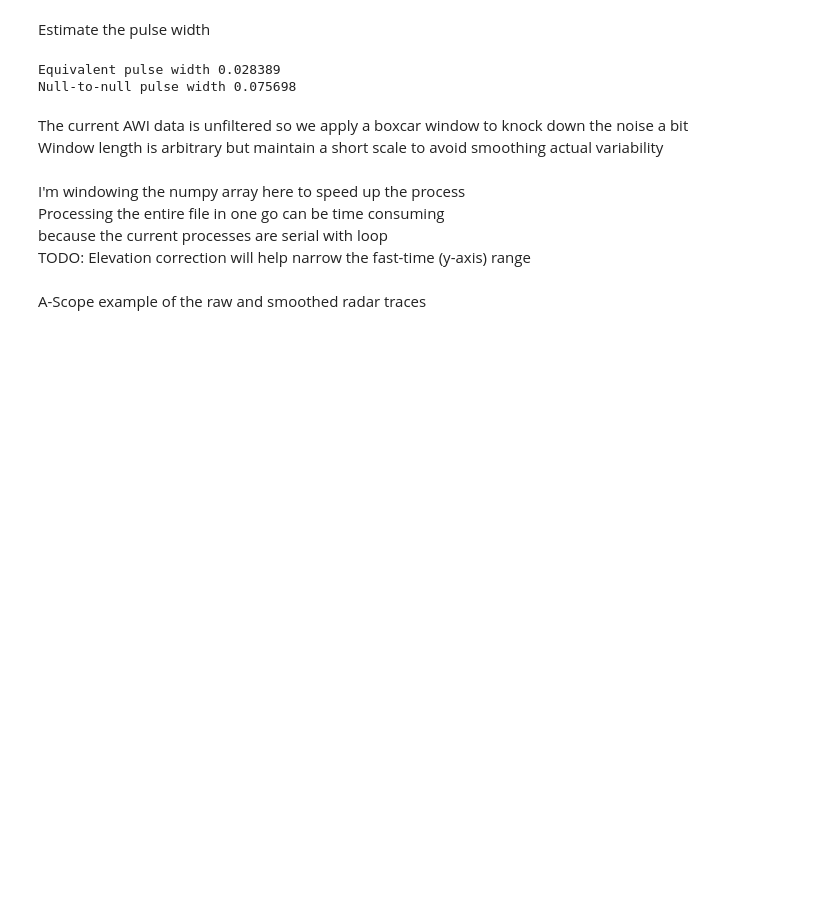
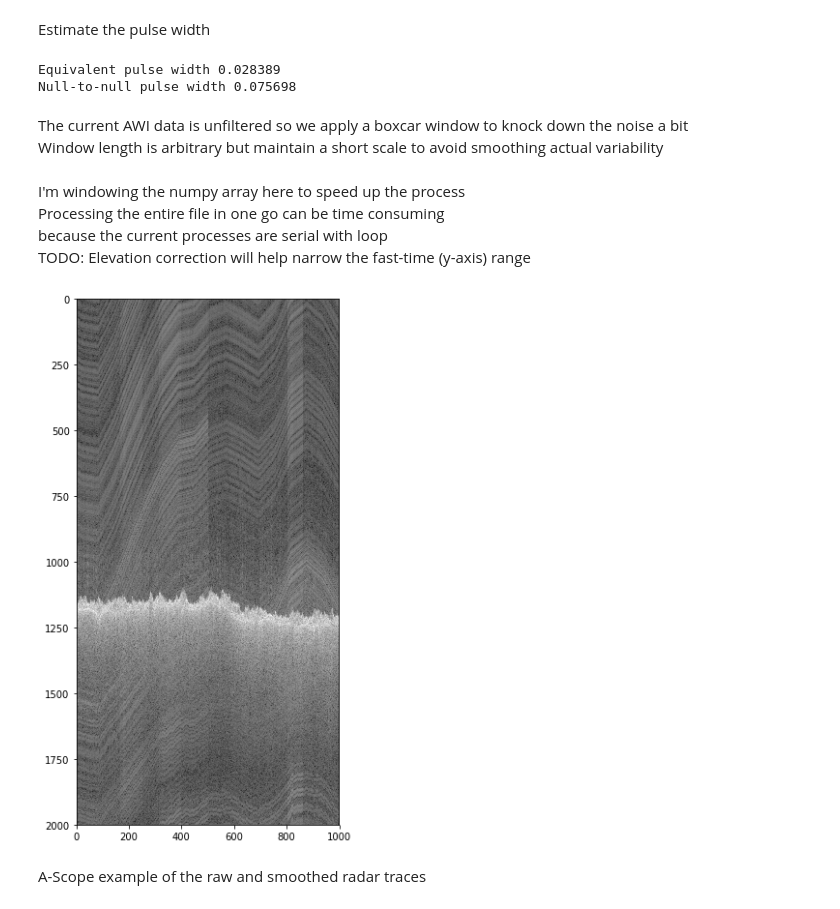
Before and after one commit to kingjml/pySnowRadar, a Jupyter notebook: pyWavelet/awi.ipynb, the cells around one changed output. Saved outputs shown, nothing was run; the diff lists cells and outputs as text; code cells hidden in the pictures; blank space fills up the shorter version.

```diff
--- a/pyWavelet/awi.ipynb
+++ b/pyWavelet/awi.ipynb
@@ -62,6 +99,12 @@ radar_sub = np.transpose(radar_dat.data_radar)[1000:6000,0:1000]
 radar_1d_smooth = np.apply_along_axis(RadarWindow, 0, radar_sub, 5)
 radar_2d_smooth = signal.medfilt2d(radar_sub, kernel_size=5)
 #radar_1d_window = RadarWindow(radar_sub,10)
+# %%
+fig, ax = plt.subplots(figsize=(15,10))
+ax.imshow(10 * np.log10(radar_sub), interpolation='nearest', cmap="gist_gray")
+plt.show()
+# %% [output]
+[figure, added]
 # %% [markdown]
 A-Scope example of the raw and smoothed radar traces
 # %%
```
Also changed, not shown: parts of 11 cells of this notebook, 4 other files.
